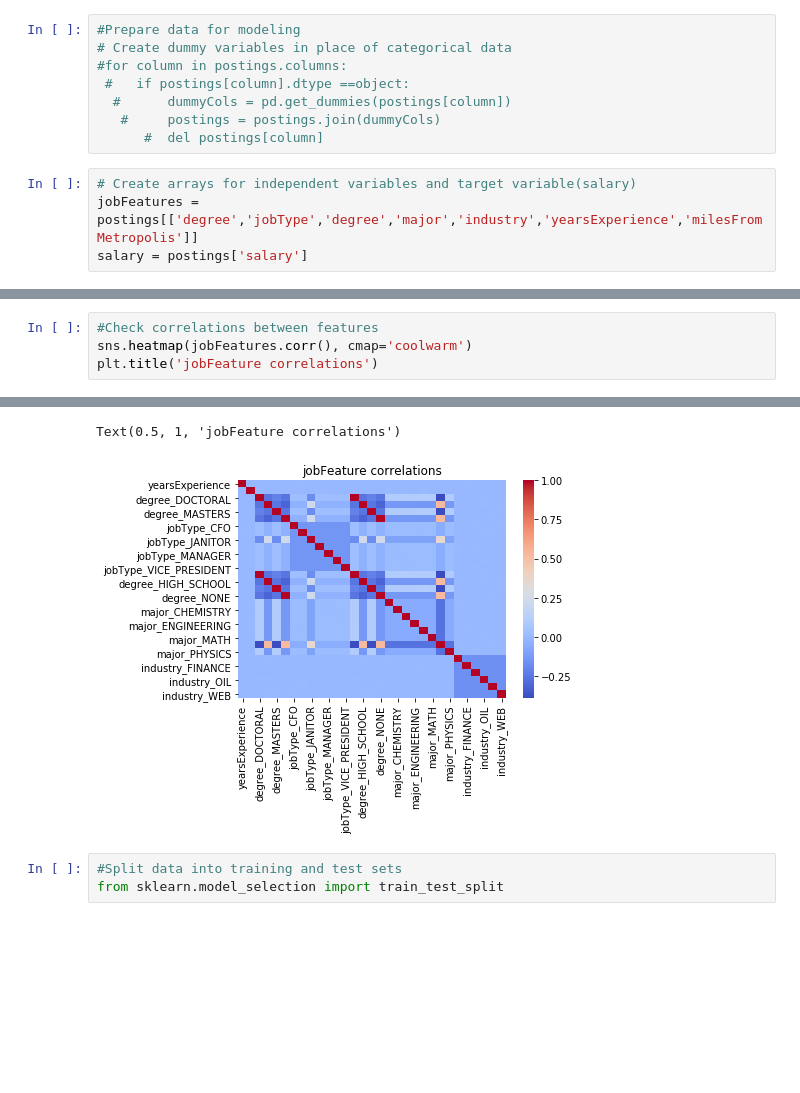
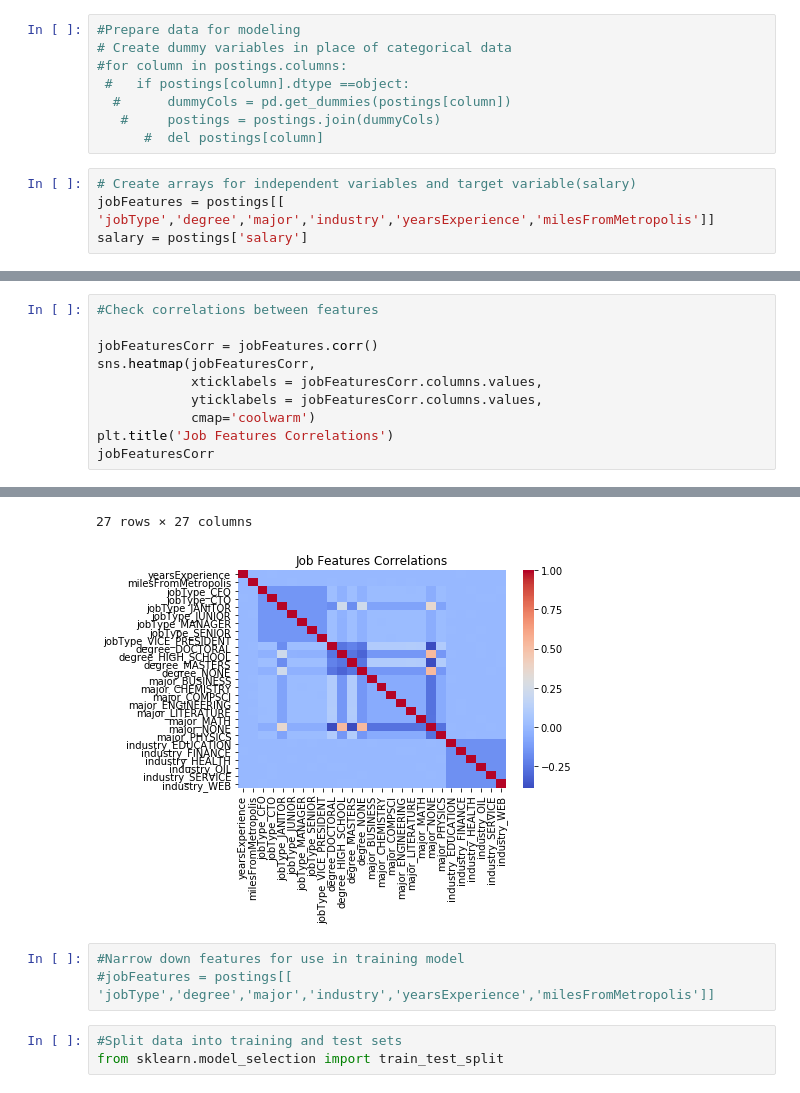
Before and after one commit to ajkiplagat/salaryPredictionPortfolio, a Jupyter notebook: First Portfolio Project.ipynb, the cells around one changed output, grey strips where cells are left out. Drawn from its saved outputs; the diff is of its cells as text; blank space fills up the shorter version.

```diff
--- a/First Portfolio Project.ipynb
+++ b/First Portfolio Project.ipynb
@@ -287,7 +382,7 @@ You will cycle through creating features, tuning models, and training/validing m
       #  del postings[column]
 # %%
 # Create arrays for independent variables and target variable(salary)
-jobFeatures = postings[['degree','jobType','degree','major','industry','yearsExperience','milesFromMetropolis']]
+jobFeatures = postings[[ 'jobType','degree','major','industry','yearsExperience','milesFromMetropolis']]
 salary = postings['salary']
 # %%
 #Create Dummy variables for independent variable matrix
@@ -304,5 +419,11 @@ jobFeatures.head()
 # %%
 #Check correlations between features
-sns.heatmap(jobFeatures.corr(), cmap='coolwarm')
-plt.title('jobFeature correlations')
+
+jobFeaturesCorr = jobFeatures.corr()
+sns.heatmap(jobFeaturesCorr,
+            xticklabels = jobFeaturesCorr.columns.values,
+            yticklabels = jobFeaturesCorr.columns.values,
+            cmap='coolwarm')
+plt.title('Job Features Correlations')
+jobFeaturesCorr
 # %% [output]
@@ -309,5 +447,8 @@ plt.title('jobFeature correlations')
-Text(0.5, 1, 'jobFeature correlations')
+27 rows × 27 columns
-[figure, old version]
+[figure, new version]
+# %%
+#Narrow down features for use in training model
+#jobFeatures = postings[[ 'jobType','degree','major','industry','yearsExperience','milesFromMetropolis']]
 # %%
 #Split data into training and test sets
 from sklearn.model_selection import train_test_split
```
Also changed, not shown: parts of 30 cells of this notebook.
